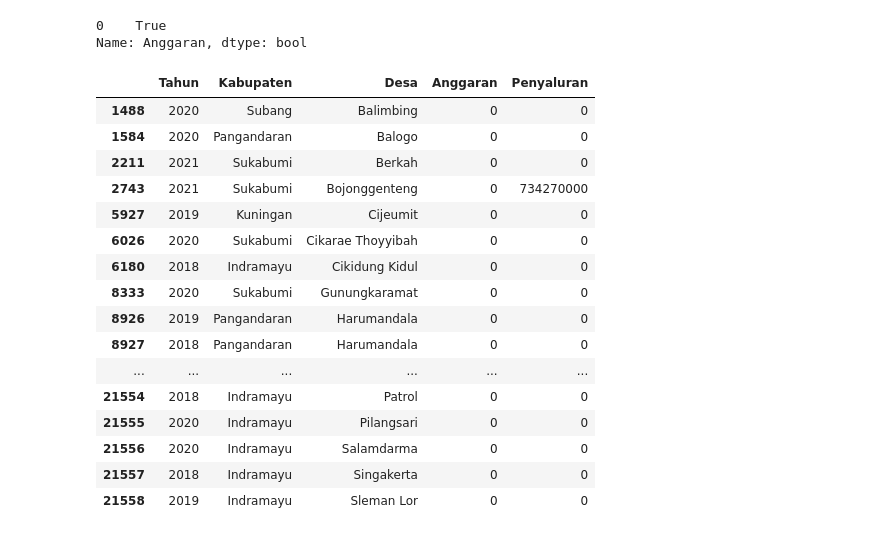
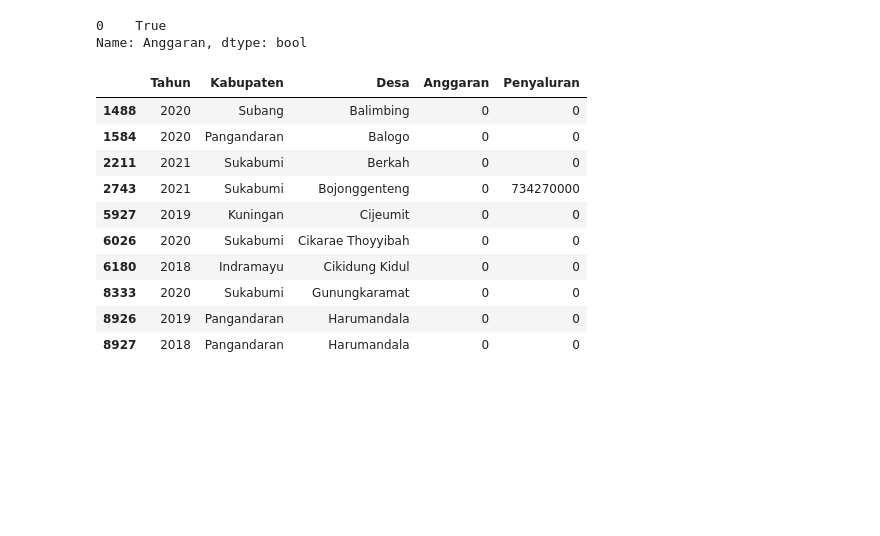
Before and after one commit to dhikaramadhansaputra/latihan_data_pre-processing, a Jupyter notebook: Laporan dana desa Provinsi Jawa Barat 2018 - 2021/(pre-processing) Laporan dana desa Provinsi Jawa Barat.ipynb, the cells around one changed output. Saved outputs shown, nothing was run; the diff lists cells and outputs as text; code cells hidden in the pictures; blank space fills up the shorter version.

```diff
--- a/Laporan dana desa Provinsi Jawa Barat 2018 - 2021/(worksheet) Laporan dana desa Provinsi Jawa Barat.ipynb
+++ b/Laporan dana desa Provinsi Jawa Barat 2018 - 2021/(pre-processing) Laporan dana desa Provinsi Jawa Barat.ipynb
@@ -160,22 +156,16 @@ df['Anggaran'].astype(str).str.isnumeric().drop_duplicates()
 0    True
 Name: Anggaran, dtype: bool
 # %%
-df[df['Anggaran'] == 0]
+df[df['Anggaran'] == 0].head(10)
 # %% [output]
 |  | Tahun | Kabupaten | Desa | Anggaran | Penyaluran |
 | 1488 | 2020 | Subang | Balimbing | 0 | 0 |
 | 1584 | 2020 | Pangandaran | Balogo | 0 | 0 |
 | 2211 | 2021 | Sukabumi | Berkah | 0 | 0 |
 | 2743 | 2021 | Sukabumi | Bojonggenteng | 0 | 734270000 |
 | 5927 | 2019 | Kuningan | Cijeumit | 0 | 0 |
 | 6026 | 2020 | Sukabumi | Cikarae Thoyyibah | 0 | 0 |
 | 6180 | 2018 | Indramayu | Cikidung Kidul | 0 | 0 |
 | 8333 | 2020 | Sukabumi | Gunungkaramat | 0 | 0 |
 | 8926 | 2019 | Pangandaran | Harumandala | 0 | 0 |
 | 8927 | 2018 | Pangandaran | Harumandala | 0 | 0 |
-| ... | ... | ... | ... | ... | ... |
-| 21554 | 2018 | Indramayu | Patrol | 0 | 0 |
-| 21555 | 2020 | Indramayu | Pilangsari | 0 | 0 |
-| 21556 | 2020 | Indramayu | Salamdarma | 0 | 0 |
-| 21557 | 2018 | Indramayu | Singakerta | 0 | 0 |
-| 21558 | 2019 | Indramayu | Sleman Lor | 0 | 0 |
```
Also changed, not shown: parts of 6 cells of this notebook, 2 other files.
